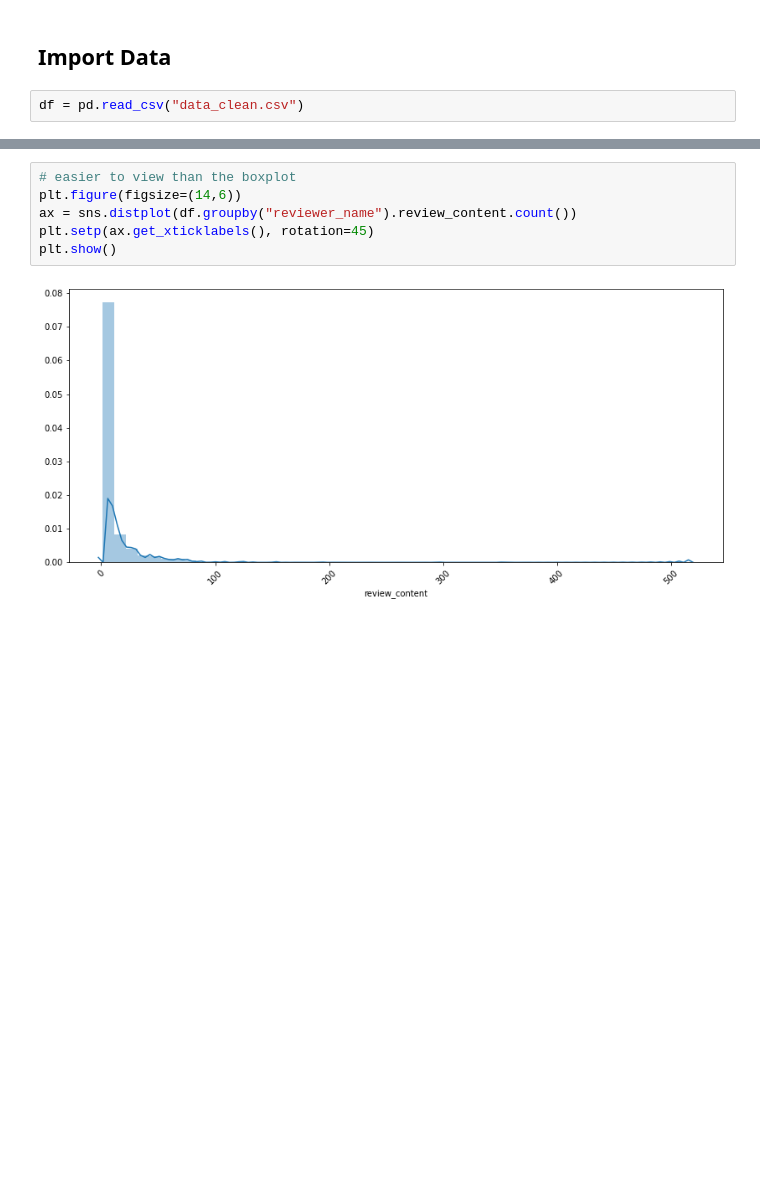
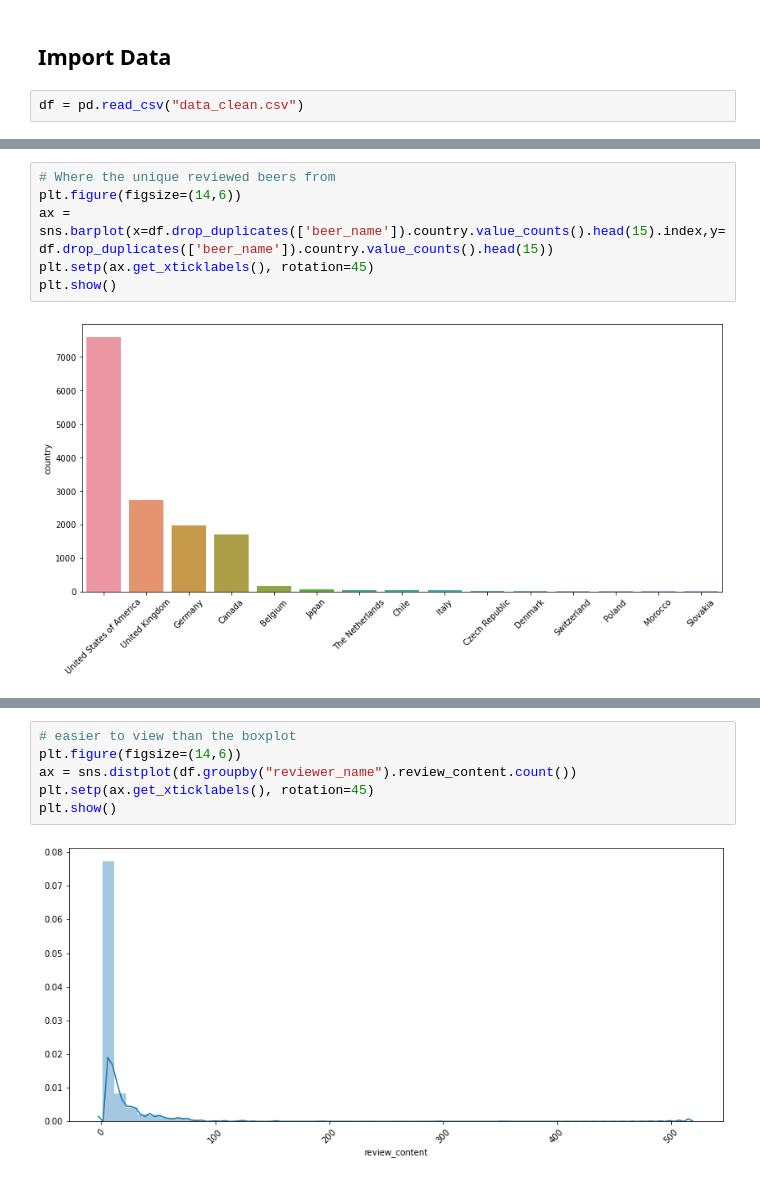
Before and after one commit to LukeBetham/beer_recommender, a Jupyter notebook: ratebeer_EDA.ipynb, the cells around one changed output, grey strips where cells are left out. Drawn from its saved outputs; the diff is of its cells as text; blank space fills up the shorter version.

```diff
--- a/ratebeer_EDA.ipynb
+++ b/ratebeer_EDA.ipynb
@@ -17,3 +17,11 @@ plt.show()
+# %%
+# Where the unique reviewed beers from
+plt.figure(figsize=(14,6))
+ax = sns.barplot(x=df.drop_duplicates(['beer_name']).country.value_counts().head(15).index,y=df.drop_duplicates(['beer_name']).country.value_counts().head(15))
+plt.setp(ax.get_xticklabels(), rotation=45)
+plt.show()
+# %% [output]
+[figure, added]
 # %%
 # amount of reviews per reviewer
 plt.figure(figsize=(14,6))
```
Also changed, not shown: parts of 20 cells of this notebook, 2 other files.
